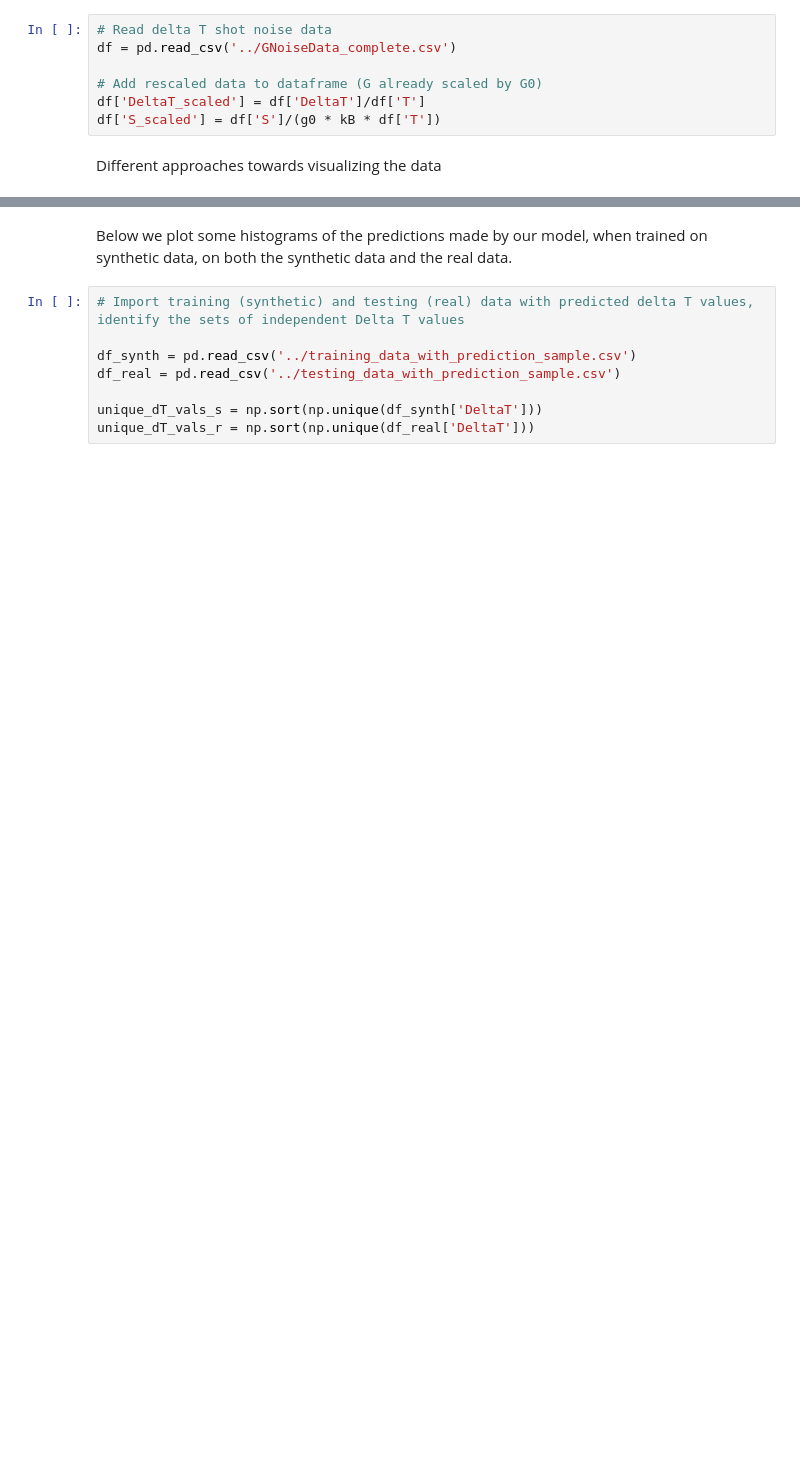
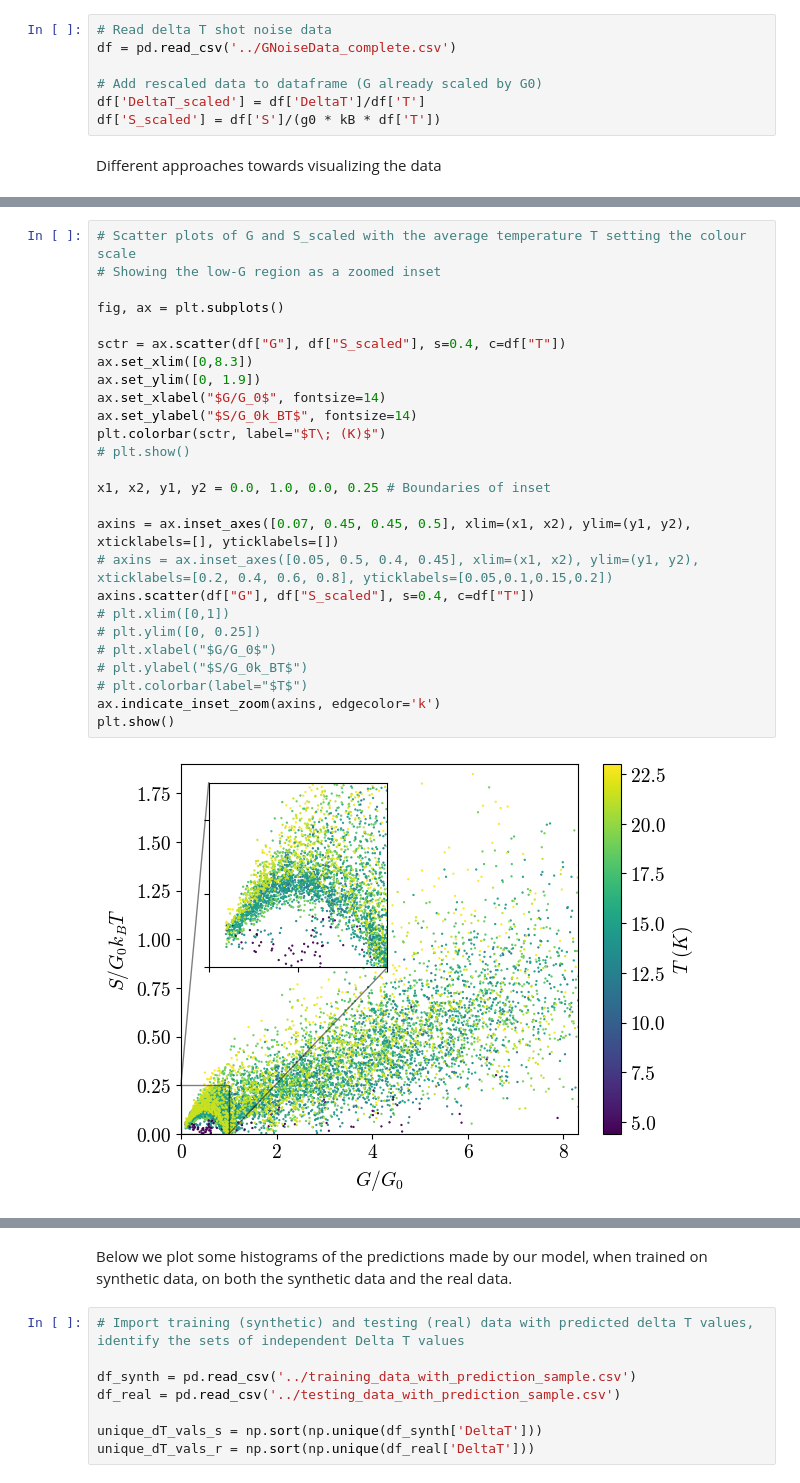
Before and after one commit to matthew-gerry/delta_T_noise_ML, a Jupyter notebook: data_visualization.ipynb, the cells around one changed output, grey strips where cells are left out. Cells and saved outputs as stored; diff of their text form; blank space fills up the shorter version.

```diff
--- a/data_visualization.ipynb
+++ b/data_visualization.ipynb
@@ -87,3 +94,31 @@ plt.show()
+# %%
+# Scatter plots of G and S_scaled with the average temperature T setting the colour scale
+# Showing the low-G region as a zoomed inset
+
+fig, ax = plt.subplots()
+
+sctr = ax.scatter(df["G"], df["S_scaled"], s=0.4, c=df["T"])
+ax.set_xlim([0,8.3])
+ax.set_ylim([0, 1.9])
+ax.set_xlabel("$G/G_0$", fontsize=14)
+ax.set_ylabel("$S/G_0k_BT$", fontsize=14)
+plt.colorbar(sctr, label="$T\; (K)$")
+# plt.show()
+
+x1, x2, y1, y2 = 0.0, 1.0, 0.0, 0.25 # Boundaries of inset
+
+axins = ax.inset_axes([0.07, 0.45, 0.45, 0.5], xlim=(x1, x2), ylim=(y1, y2), xticklabels=[], yticklabels=[])
+# axins = ax.inset_axes([0.05, 0.5, 0.4, 0.45], xlim=(x1, x2), ylim=(y1, y2), xticklabels=[0.2, 0.4, 0.6, 0.8], yticklabels=[0.05,0.1,0.15,0.2])
+axins.scatter(df["G"], df["S_scaled"], s=0.4, c=df["T"])
+# plt.xlim([0,1])
+# plt.ylim([0, 0.25])
+# plt.xlabel("$G/G_0$")
+# plt.ylabel("$S/G_0k_BT$")
+# plt.colorbar(label="$T$")
+ax.indicate_inset_zoom(axins, edgecolor='k')
+plt.show()
+# %% [output]
+[figure, added]
 # %%
 # Just out of curiousity, let's plot Delta T as a function of T, to see what the non-physical relation is that the data suggests exists between the two
 
```
Also changed, not shown: parts of 6 cells of this notebook.
